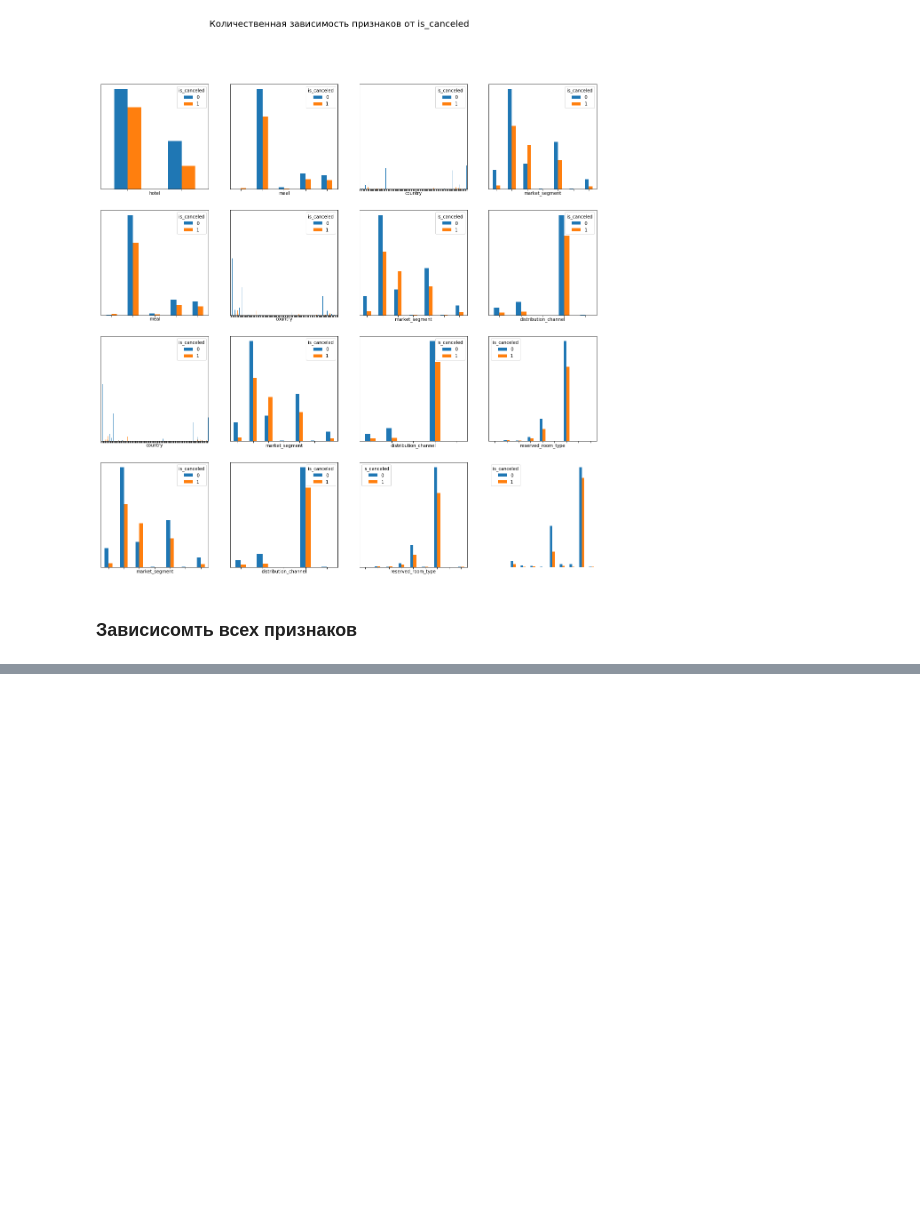
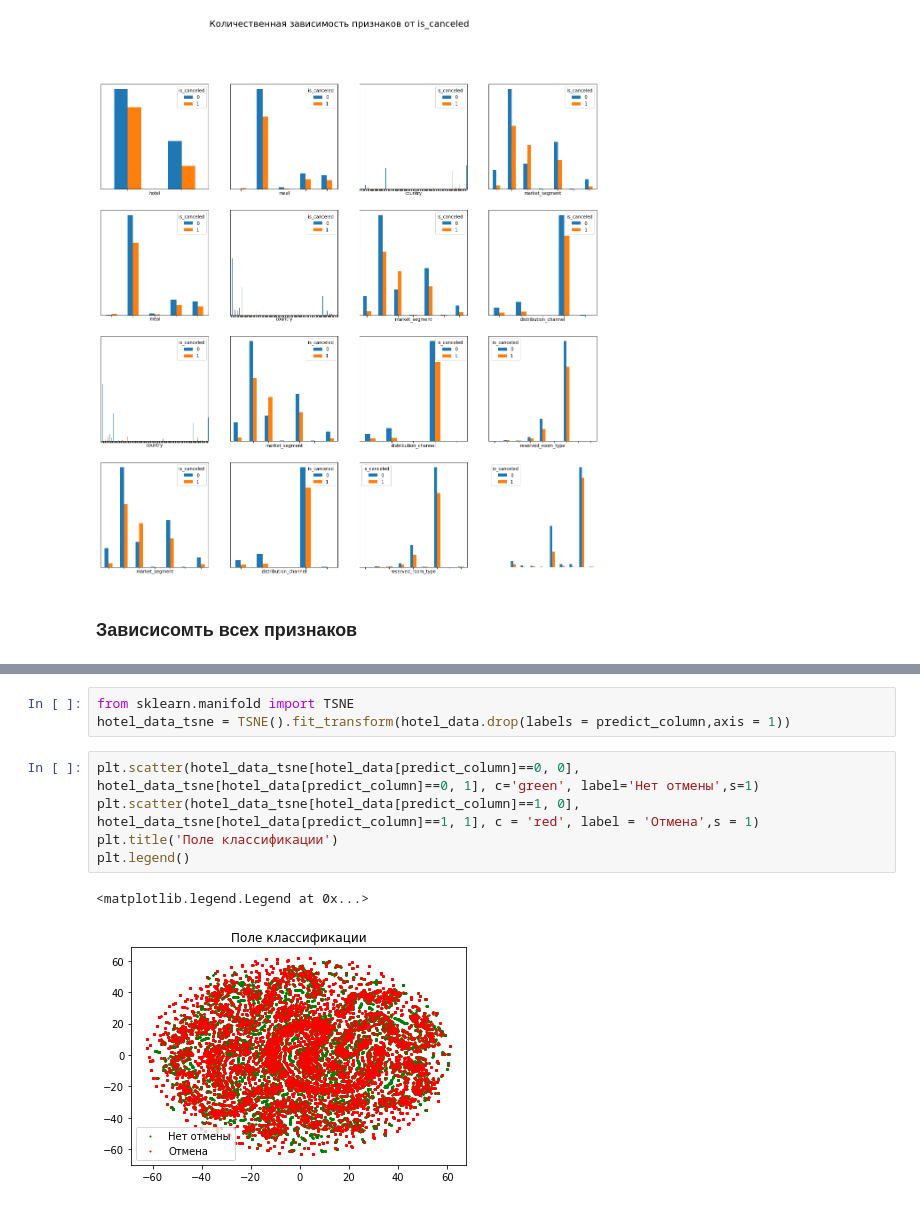
Before and after one commit to Hvids/ArtificalIntelligent, a Jupyter notebook: ML/Lab1/HotelData.ipynb, the cells around one changed output, grey strips where cells are left out. Cells and saved outputs as stored; diff of their text form; blank space fills up the shorter version.

```diff
--- a/ML/Lab1/HotelData.ipynb
+++ b/ML/Lab1/HotelData.ipynb
@@ -249 +283,12 @@ for i in range(nrows):
 [figure]
+# %%
+from sklearn.manifold import TSNE
+hotel_data_tsne = TSNE().fit_transform(hotel_data.drop(labels = predict_column,axis = 1))
+# %%
+plt.scatter(hotel_data_tsne[hotel_data[predict_column]==0, 0], hotel_data_tsne[hotel_data[predict_column]==0, 1], c='green', label='Нет отмены',s=1)
+plt.scatter(hotel_data_tsne[hotel_data[predict_column]==1, 0], hotel_data_tsne[hotel_data[predict_column]==1, 1], c = 'red', label = 'Отмена',s = 1)
+plt.title('Поле классификации')
+plt.legend()
+# %% [output]
+<matplotlib.legend.Legend at 0x...>
+[figure, added]
```
Also changed, not shown: parts of 3 cells of this notebook, 7 other files.
